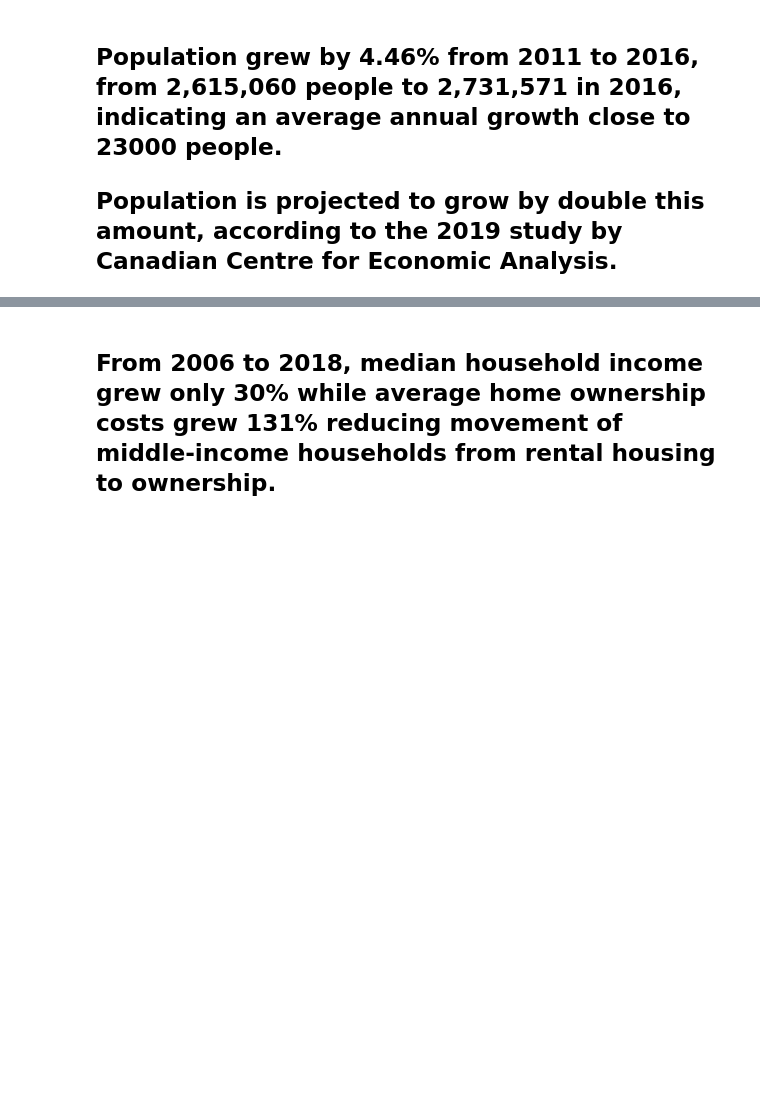
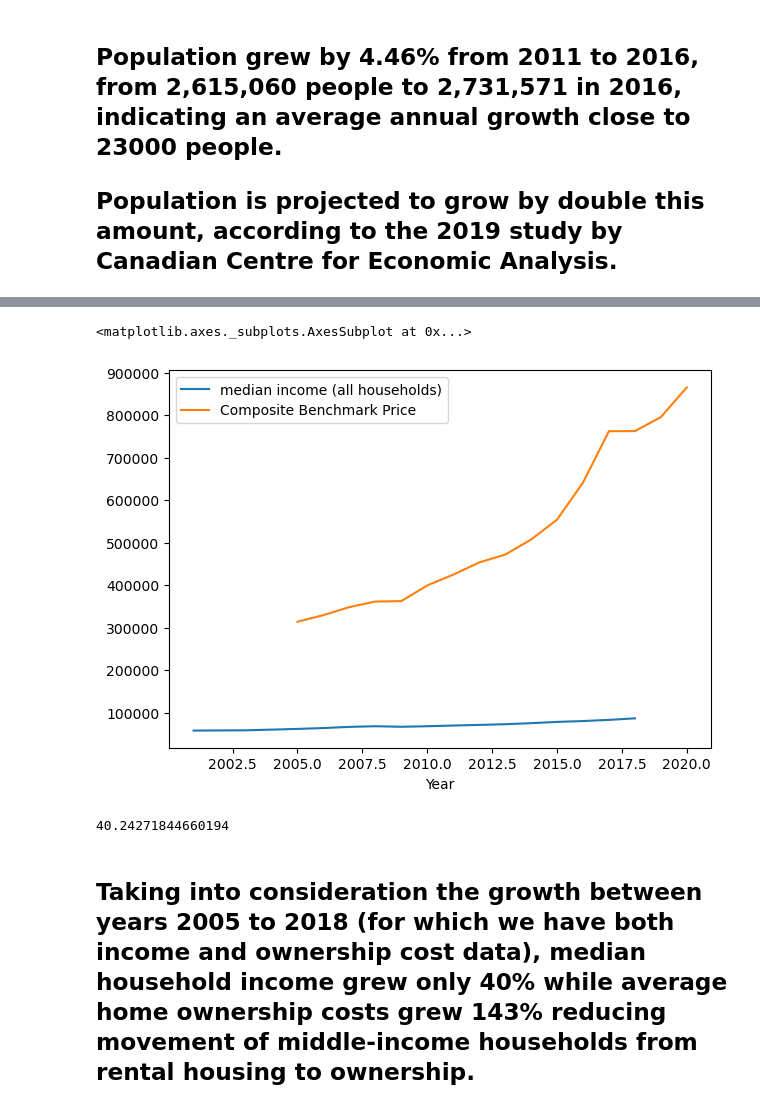
Before and after one commit to prashansa/TorontoHousingMarket, a Jupyter notebook: Toronto Housing Market.ipynb, the cells around one changed output, grey strips where cells are left out. Cells and saved outputs as stored; diff of their text form; code cells hidden in the pictures; blank space fills up the shorter version.

```diff
--- a/Toronto Housing Market.ipynb
+++ b/Toronto Housing Market.ipynb
@@ -51,3 +51,7 @@ Name: Toronto city population, dtype: float64
 ## Population grew by 4.46% from 2011 to 2016, from 2,615,060 people to 2,731,571 in 2016, indicating an average annual growth close to 23000 people.
 
 ## Population is projected to grow by double this amount, according to the 2019 study by Canadian Centre for Economic Analysis.
+# %%
+med_income_df = pd.read_csv('C:/Users/MMS-012/Documents/GitHub/TorontoHousingMarket/datasets/toronto-median-income.csv')
+med_income_df['median income (all households)'] = med_income_df['median income (all households)'].str.replace(',', '').astype(int)
+med_income_df
@@ -53,0 +76,3 @@ Name: Toronto city population, dtype: float64
+# %%
+benchmark_household_df = pd.read_csv('C:/Users/MMS-012/Documents/GitHub/TorontoHousingMarket/datasets/MLS-BenchmarkPrices-AllHouseholdTypes-composite.csv')
+benchmark_household_df
@@ -54,2 +97,26 @@ Name: Toronto city population, dtype: float64
+# %%
+# fig,ax = plt.subplots()
+
+# ax.plot(med_income_df['year'], med_income_df['median income (all households)'], color='red')
+# # ax.set_ylim(0, 100000)
+# ax.set_xlabel('year',fontsize=14)
+# ax.set_ylabel('median income (all households)', fontsize=14)
+
+# ax2=ax.twinx()
+# ax2.plot(benchmark_household_df['Year'], benchmark_household_df['Composite Benchmark Price'])
+# # ax2.set_ylim(0,900000)
+# ax2.set_ylabel('composite benchmark price')
+
+
+
+ax = med_income_df.plot(x='year', y='median income (all households)')
+benchmark_household_df.plot(ax=ax, x='Year', y='Composite Benchmark Price')
+# %% [output]
+<matplotlib.axes._subplots.AxesSubplot at 0x...>
+[figure, added]
+# %%
+(86670-61800)/61800 * 100
+# %% [output]
+40.24271844660194
 # %% [markdown]
-## From 2006 to 2018, median household income grew only 30% while average home ownership costs grew 131% reducing movement of middle-income households from rental housing to ownership.
+## Taking into consideration the growth between years 2005 to 2018 (for which we have both income and ownership cost data), median household income grew only 40% while average home ownership costs grew 143% reducing movement of middle-income households from rental housing to ownership.
```
Also changed, not shown: parts of 2 cells of this notebook, 3 other files.
